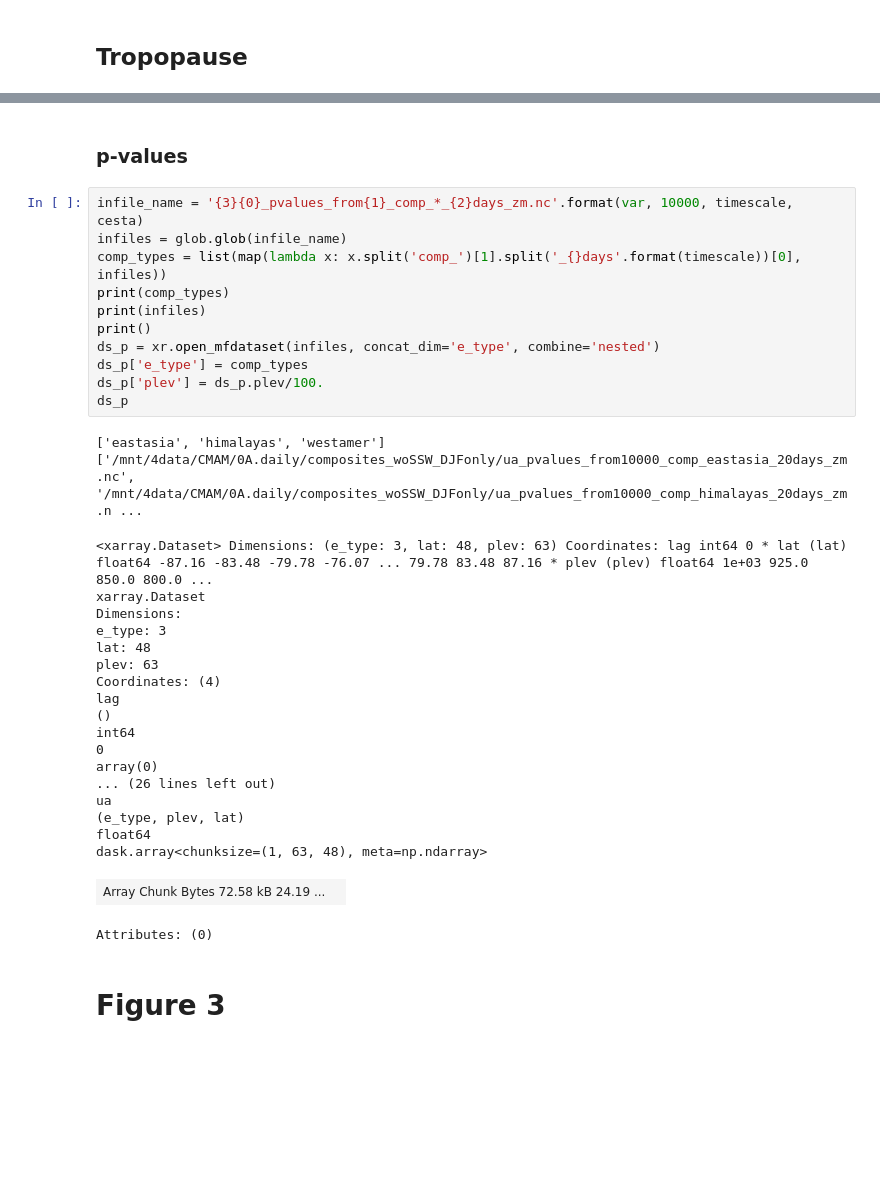
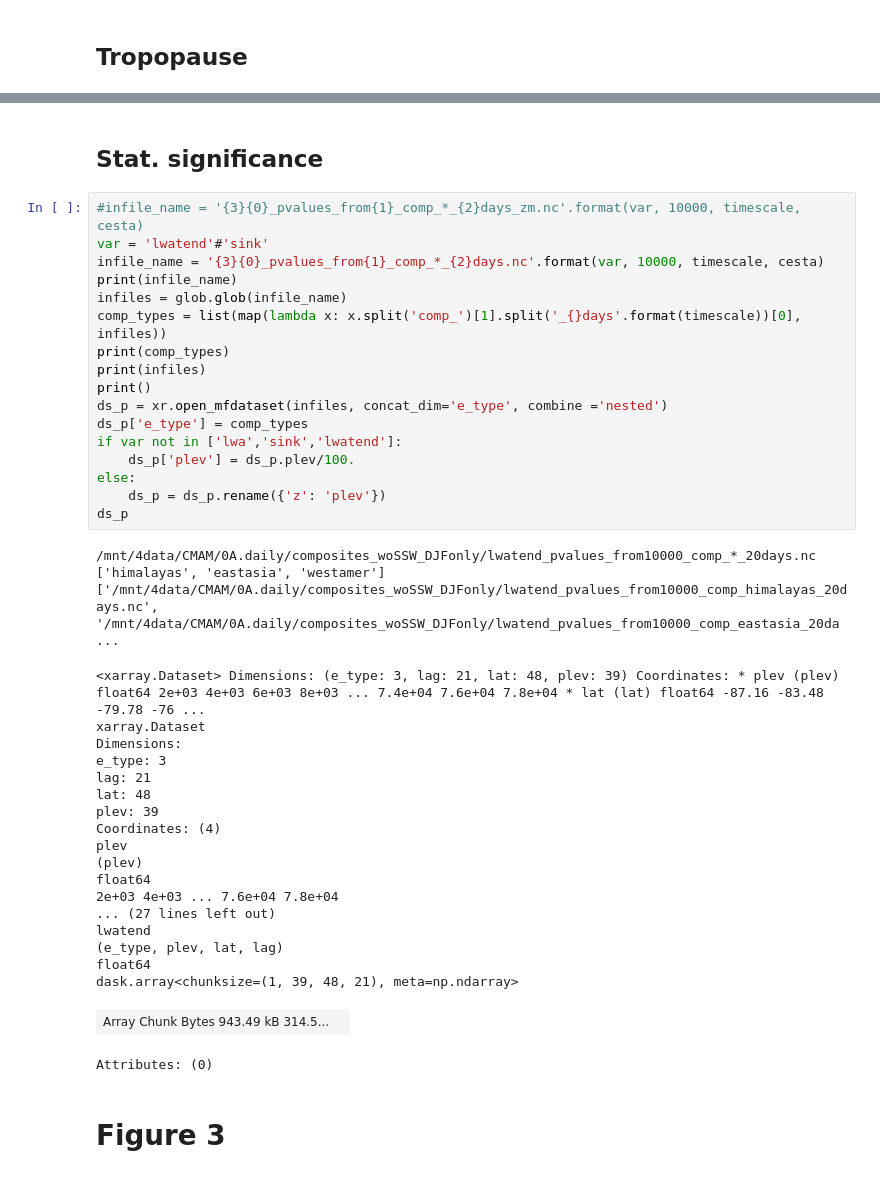
Before and after one commit to kuchaale/grl_2020, a Jupyter notebook: code/GRL_reproduce_Fig3.ipynb, the cells around one changed output, grey strips where cells are left out. Drawn from its saved outputs; the diff is of its cells as text; blank space fills up the shorter version.

```diff
--- a/code/GRL_reproduce_Fig3.ipynb
+++ b/code/GRL_reproduce_Fig3.ipynb
@@ -101,37 +118,44 @@ westamer
-# %% [markdown]
-### p-values
+# %% [markdown]
+## Stat. significance
 # %%
-infile_name = '{3}{0}_pvalues_from{1}_comp_*_{2}days_zm.nc'.format(var, 10000, timescale, cesta)
+#infile_name = '{3}{0}_pvalues_from{1}_comp_*_{2}days_zm.nc'.format(var, 10000, timescale, cesta)
+var = 'lwatend'#'sink'
+infile_name = '{3}{0}_pvalues_from{1}_comp_*_{2}days.nc'.format(var, 10000, timescale, cesta)
+print(infile_name)
 infiles = glob.glob(infile_name)
 comp_types = list(map(lambda x: x.split('comp_')[1].split('_{}days'.format(timescale))[0], infiles))
 print(comp_types)
 print(infiles)
 print()
-ds_p = xr.open_mfdataset(infiles, concat_dim='e_type', combine='nested')
+ds_p = xr.open_mfdataset(infiles, concat_dim='e_type', combine ='nested')
 ds_p['e_type'] = comp_types
-ds_p['plev'] = ds_p.plev/100.
+if var not in ['lwa','sink','lwatend']:
+    ds_p['plev'] = ds_p.plev/100.
+else:
+    ds_p = ds_p.rename({'z': 'plev'})
 ds_p
 # %% [output]
-['eastasia', 'himalayas', 'westamer']
-['/mnt/4data/CMAM/0A.daily/composites_woSSW_DJFonly/ua_pvalues_from10000_comp_eastasia_20days_zm.nc', '/mnt/4data/CMAM/0A.daily/composites_woSSW_DJFonly/ua_pvalues_from10000_comp_himalayas_20days_zm.n ...
+/mnt/4data/CMAM/0A.daily/composites_woSSW_DJFonly/lwatend_pvalues_from10000_comp_*_20days.nc
+['himalayas', 'eastasia', 'westamer']
+['/mnt/4data/CMAM/0A.daily/composites_woSSW_DJFonly/lwatend_pvalues_from10000_comp_himalayas_20days.nc', '/mnt/4data/CMAM/0A.daily/composites_woSSW_DJFonly/lwatend_pvalues_from10000_comp_eastasia_20da ...
-<xarray.Dataset> Dimensions: (e_type: 3, lat: 48, plev: 63) Coordinates: lag int64 0 * lat (lat) float64 -87.16 -83.48 -79.78 -76.07 ... 79.78 83.48 87.16 * plev (plev) float64 1e+03 925.0 850.0 800.0 ...
+<xarray.Dataset> Dimensions: (e_type: 3, lag: 21, lat: 48, plev: 39) Coordinates: * plev (plev) float64 2e+03 4e+03 6e+03 8e+03 ... 7.4e+04 7.6e+04 7.8e+04 * lat (lat) float64 -87.16 -83.48 -79.78 -76 ...
 xarray.Dataset
 Dimensions:
 e_type: 3
+lag: 21
 lat: 48
-plev: 63
+plev: 39
 Coordinates: (4)
-lag
-()
-int64
-0
-array(0)
-... (26 lines left out)
-ua
-(e_type, plev, lat)
+plev
+(plev)
 float64
-dask.array<chunksize=(1, 63, 48), meta=np.ndarray>
+2e+03 4e+03 ... 7.6e+04 7.8e+04
+... (27 lines left out)
+lwatend
+(e_type, plev, lat, lag)
+float64
+dask.array<chunksize=(1, 39, 48, 21), meta=np.ndarray>
-| Array Chunk Bytes 72.58 kB 24.19 ... |  |
+| Array Chunk Bytes 943.49 kB 314.5... |  |
 Attributes: (0)
 # %% [markdown]
 # Figure 3
```
Also changed, not shown: parts of 13 cells of this notebook, 8 other files.
